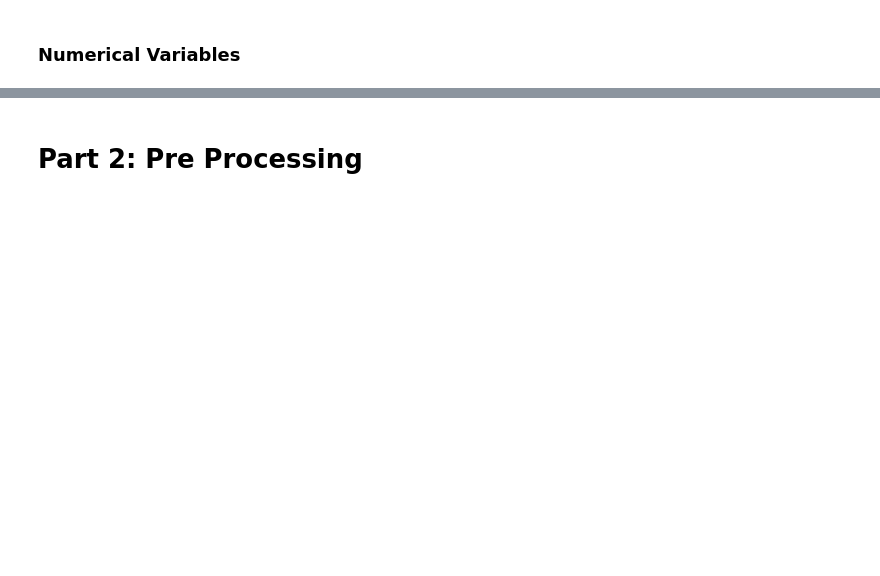
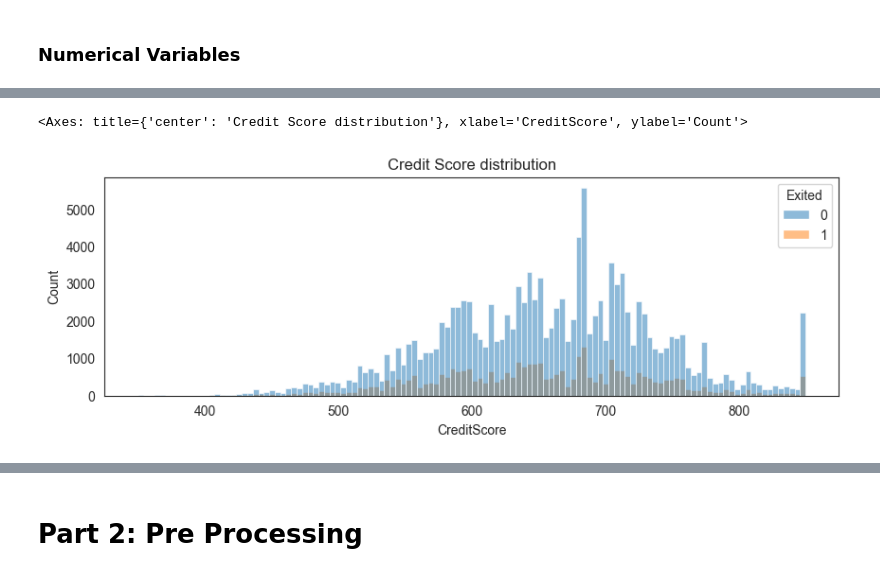
Before and after one commit to fernandohitmas/unstructured_data_mining, a Jupyter notebook: scripts/activity1.ipynb, the cells around one changed output, grey strips where cells are left out. Cells and saved outputs as stored; diff of their text form; code cells hidden in the pictures; blank space fills up the shorter version.

```diff
--- a/scripts/activity1.ipynb
+++ b/scripts/activity1.ipynb
@@ -130,0 +147,7 @@ Text(0.5, 1.0, 'Gender Distribution')
+# %%
+plt.subplots(figsize=(10,3))
+plt.title('Credit Score distribution')
+sns.histplot(train, x= 'CreditScore', hue='Exited', )
+# %% [output]
+<Axes: title={'center': 'Credit Score distribution'}, xlabel='CreditScore', ylabel='Count'>
+[figure, added]
```
Also changed, not shown: parts of 14 cells of this notebook.
